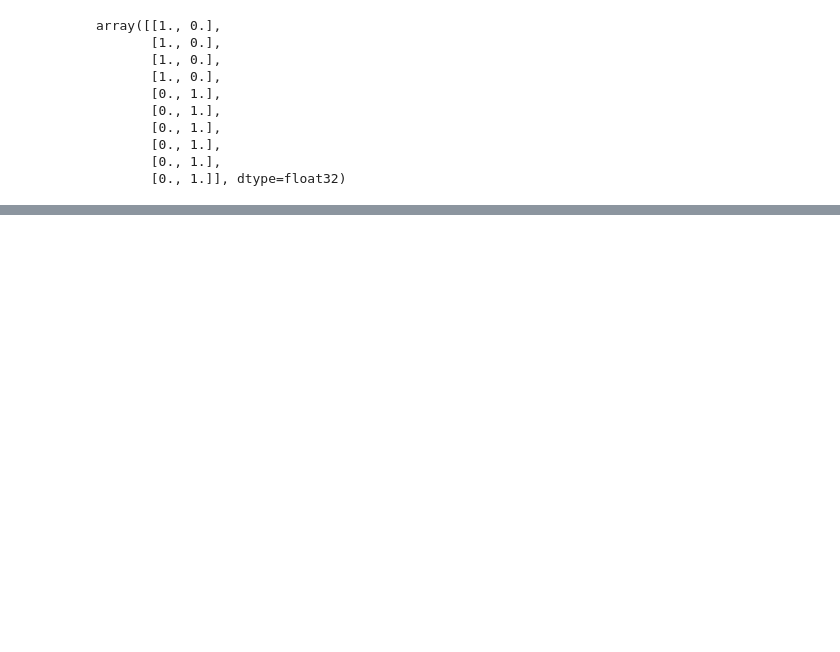
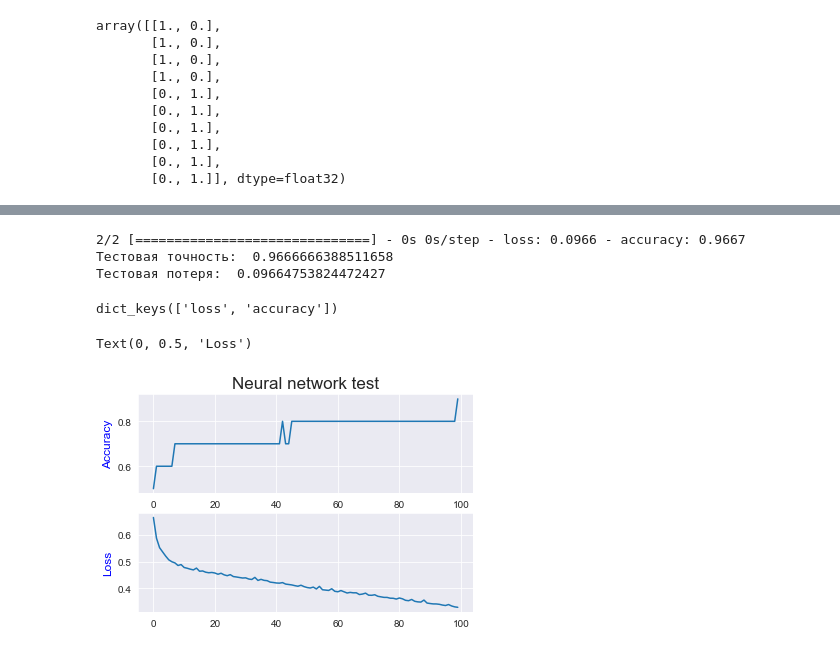
Before and after one commit to Genia163/AI-system, a Jupyter notebook: Table neural networks.ipynb, the cells around one changed output, grey strips where cells are left out. Drawn from its saved outputs; the diff is of its cells as text; code cells hidden in the pictures; blank space fills up the shorter version.

```diff
--- a/Table neural networks.ipynb
+++ b/Table neural networks.ipynb
@@ -111,0 +186,24 @@ print('\n',network.layers[1].get_weights()) # сумма весов двух к
+# %%
+test_loss, test_acc = model.evaluate(X_test, test_labels) # Возвращает значения потерь и метрик для модели в тестовом режиме. прнимает тестовую выборку параметров (X_test) и двоичную (категориальную) матрицу класса.
+print('Тестовая точность: ', test_acc, '\nТестовая потеря: ', test_loss)
+# %% [output]
+2/2 [==============================] - 0s 0s/step - loss: 0.0966 - accuracy: 0.9667
+Тестовая точность:  0.9666666388511658
+Тестовая потеря:  0.09664753824472427
+# %%
+network_history.history.keys() # обратный вызов истории обучения, которая регистрируется при обучении модели (model.fit), .keys() возвращает список параметров которые регистрируются при обучении модели
+# %% [output]
+dict_keys(['loss', 'accuracy'])
+# %%
+plt.figure()
+plt.subplot(211) # для построения нескольких графиков в одном окне, 2 - количество графиков по вертикали, 1 - количество графиков по горизонтали, 1 - ячейка положения графика на сетке фигуры
+plt.title('Neural network test', fontsize=17)
+plt.plot(network_history.history['accuracy']) # обратный вызов истории обучения для параметра точности ['accuracy']
+plt.xlabel('Epoch', fontsize=12, color='blue')
+plt.ylabel('Accuracy', fontsize=12, color='blue')
+plt.subplot(212)
+plt.plot(network_history.history['loss'])
+plt.ylabel('Loss', fontsize=12, color='blue')
+# %% [output]
+Text(0, 0.5, 'Loss')
+[figure, added]
```
Also changed, not shown: parts of 16 cells of this notebook, 1 other file.
